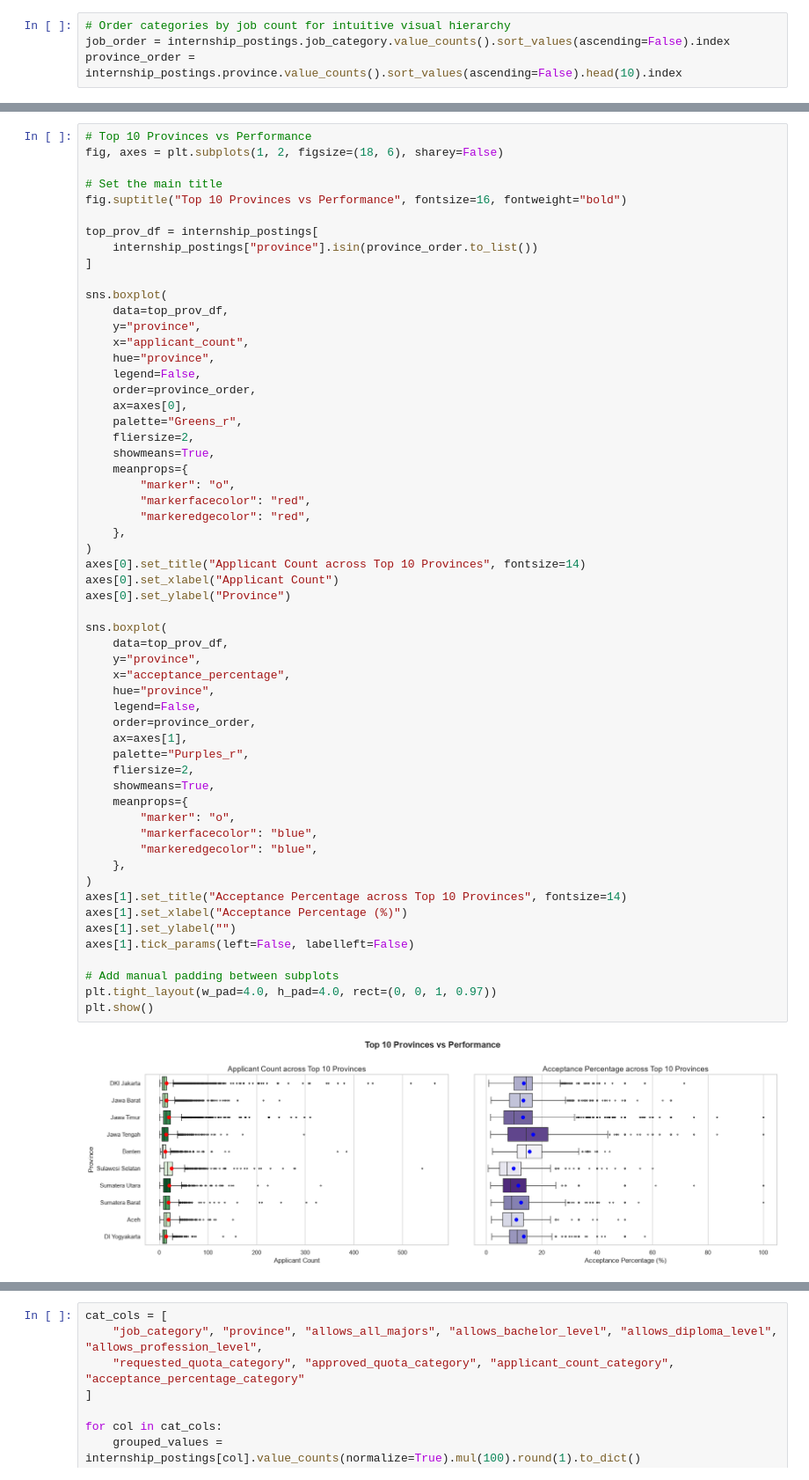
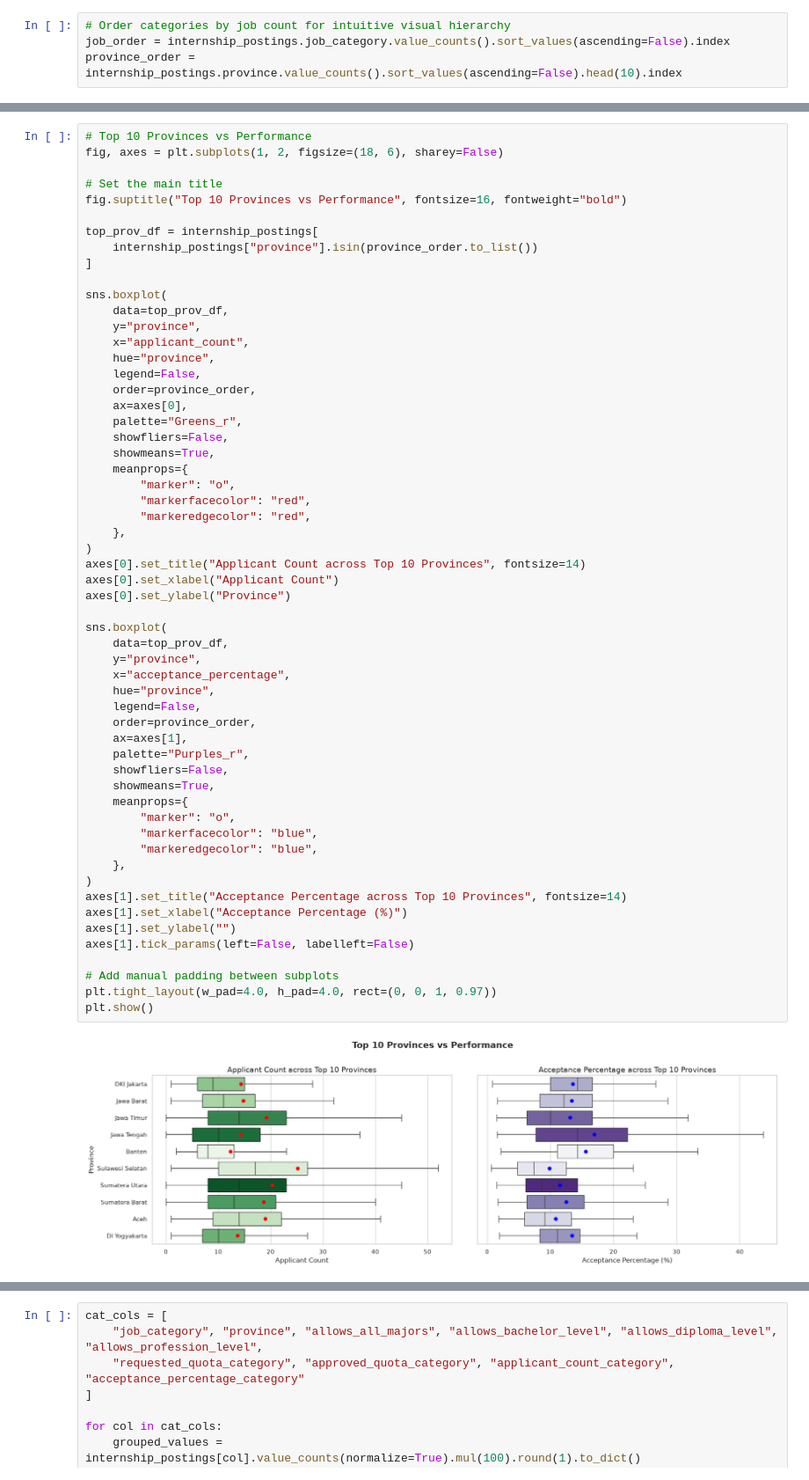
Before and after one commit to tejakusumahyusuf832/maganghub-analysis, a Jupyter notebook: notebooks/3.0-yt-exploratory-data-analysis.ipynb, the cells around one changed output, grey strips where cells are left out. Shown at 88% size. Drawn from its saved outputs; the diff is of its cells as text.

```diff
--- a/notebooks/3.0-yt-exploratory-data-analysis.ipynb
+++ b/notebooks/3.0-yt-exploratory-data-analysis.ipynb
@@ -306,7 +306,7 @@ sns.boxplot(
     order=province_order,
     ax=axes[0],
     palette="Greens_r",
-    fliersize=2,
+    showfliers=False,
     showmeans=True,
     meanprops={
         "marker": "o",
@@ -316,33 +316,33 @@ sns.boxplot(
 )
 axes[0].set_title("Applicant Count across Top 10 Provinces", fontsize=14)
 axes[0].set_xlabel("Applicant Count")
 axes[0].set_ylabel("Province")
 
 sns.boxplot(
     data=top_prov_df,
     y="province",
     x="acceptance_percentage",
     hue="province",
     legend=False,
     order=province_order,
     ax=axes[1],
     palette="Purples_r",
-    fliersize=2,
+    showfliers=False,
     showmeans=True,
     meanprops={
         "marker": "o",
         "markerfacecolor": "blue",
         "markeredgecolor": "blue",
     },
 )
 axes[1].set_title("Acceptance Percentage across Top 10 Provinces", fontsize=14)
 axes[1].set_xlabel("Acceptance Percentage (%)")
 axes[1].set_ylabel("")
 axes[1].tick_params(left=False, labelleft=False)
 
 # Add manual padding between subplots
 plt.tight_layout(w_pad=4.0, h_pad=4.0, rect=(0, 0, 1, 0.97))
 plt.show()
 # %% [output]
-[figure, old version]
+[figure, new version]
 # %% [markdown]
```
Also changed, not shown: parts of 16 cells of this notebook.
